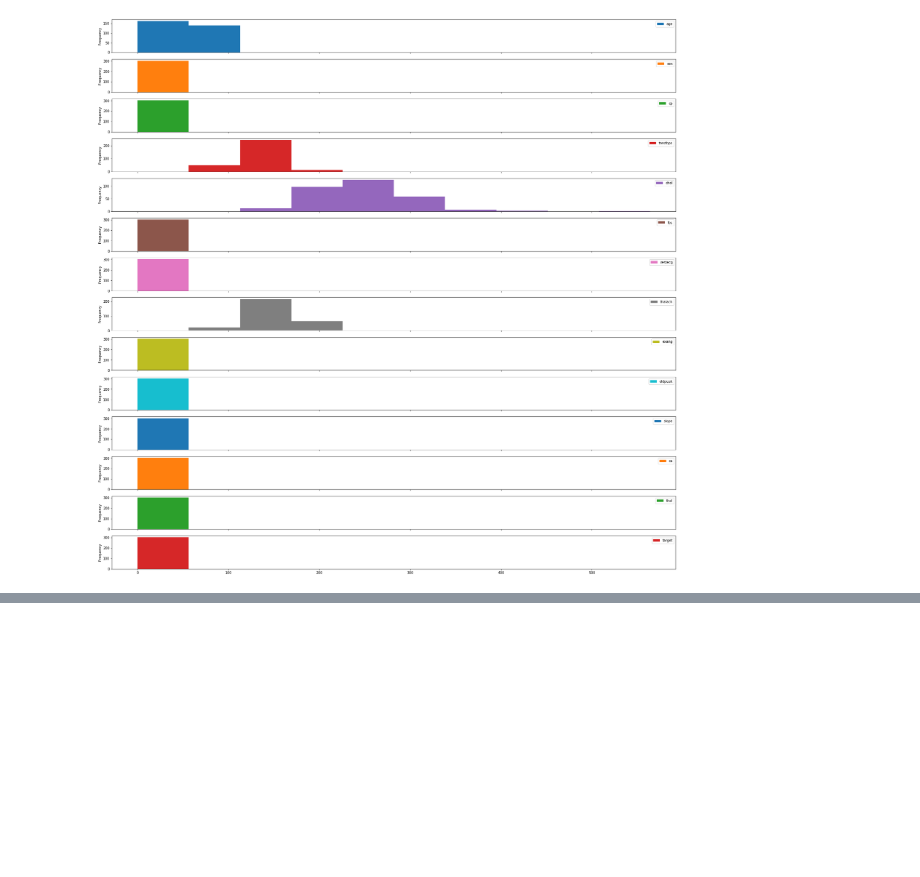
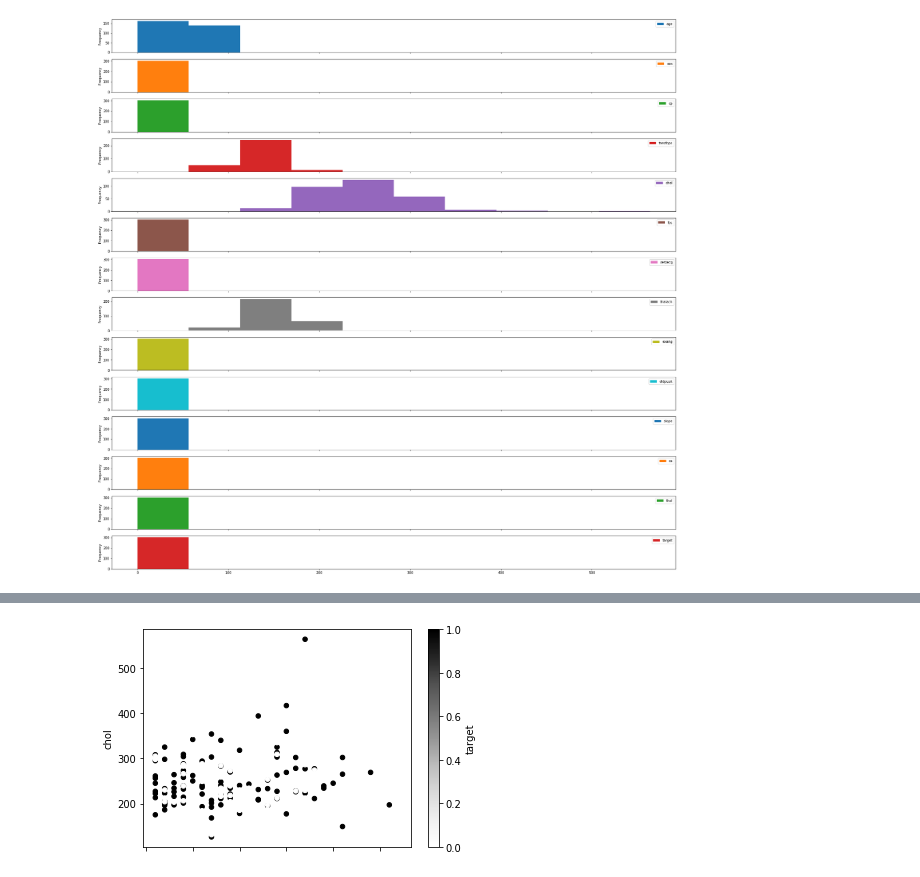
Before and after one commit to Manjeete/ML_Introduction, a Jupyter notebook: Intro-To-Matplotlib.ipynb, the cells around one changed output, grey strips where cells are left out. Cells and saved outputs as stored; diff of their text form; code cells hidden in the pictures; blank space fills up the shorter version.

```diff
--- a/Intro-To-Matplotlib.ipynb
+++ b/Intro-To-Matplotlib.ipynb
@@ -447,0 +457,3 @@ heart.plot.hist(figsize =(30,30), subplots=True);
+# %%
+over_50 = heart[heart['age'] > 50]
+over_50.head()
@@ -447,0 +467,5 @@ heart.plot.hist(figsize =(30,30), subplots=True);
+# %%
+# pyplot method (plotting directly from dataframe)
+over_50.plot(x='age',y='chol', kind='scatter',c='target');
+# %% [output]
+[figure, added]
```
Also changed, not shown: parts of 29 cells of this notebook, 1 other file.
